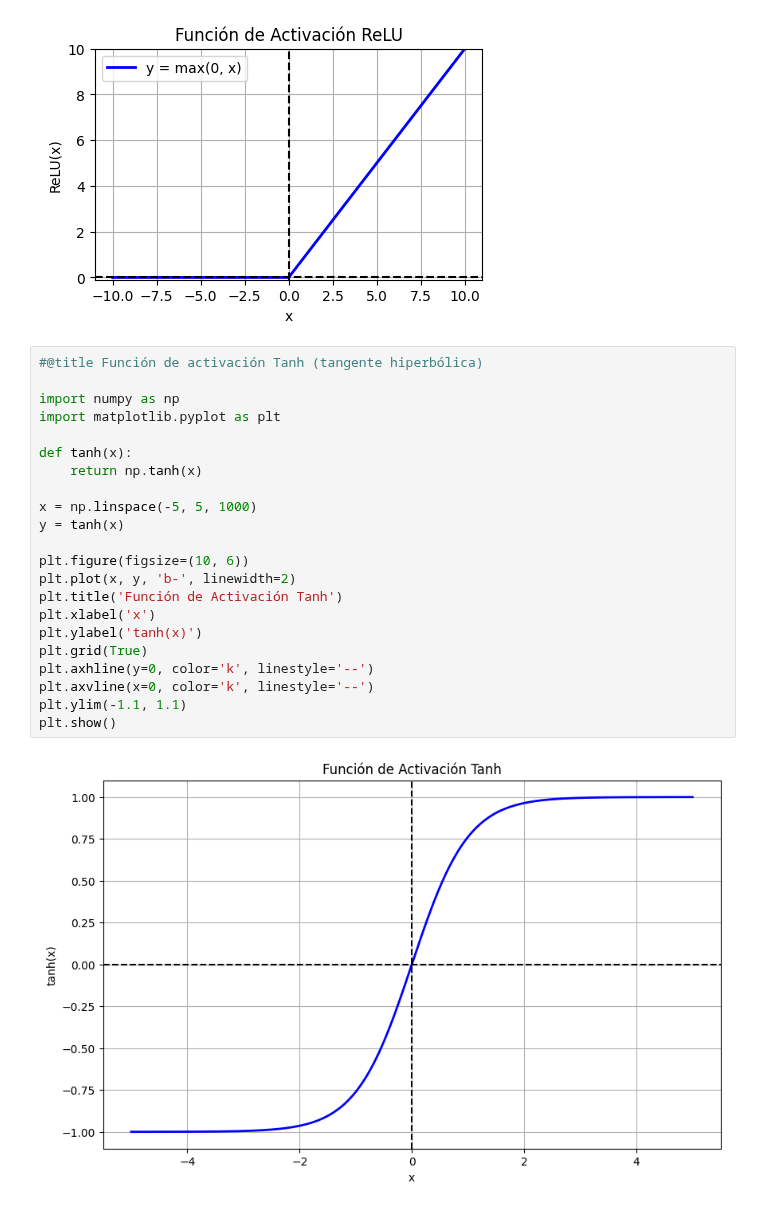
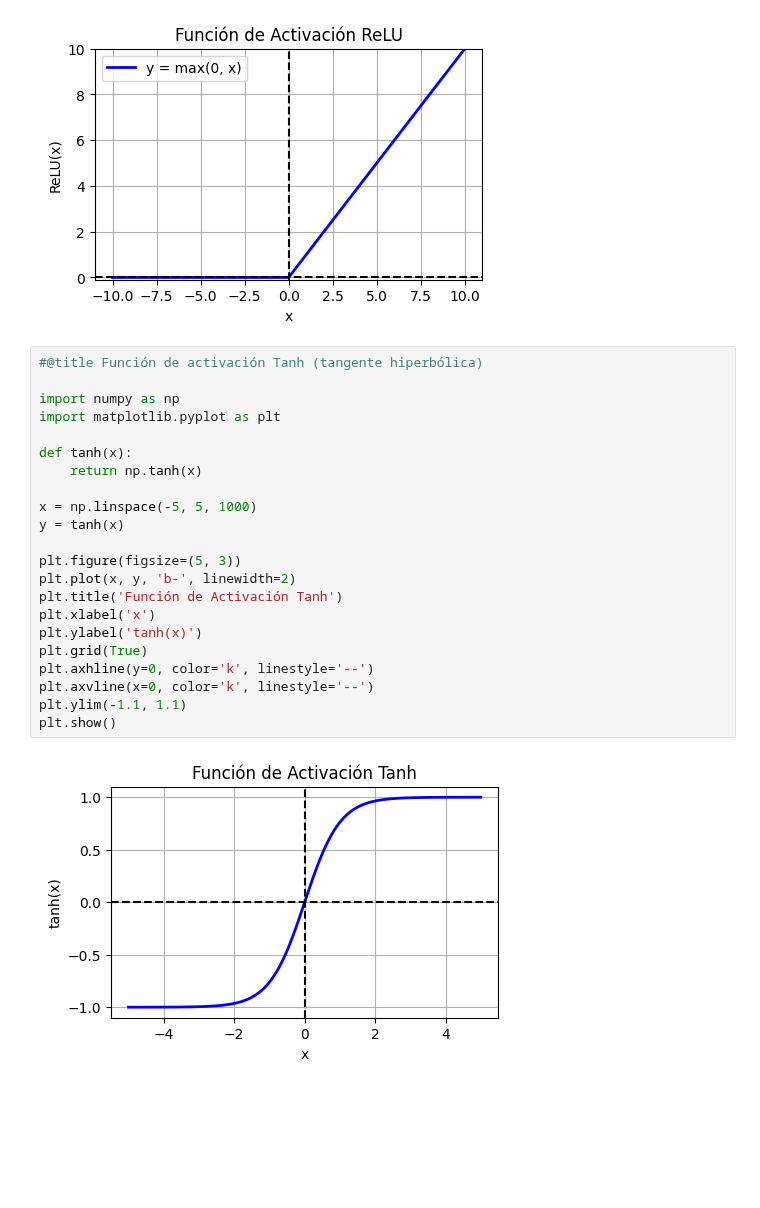
Before and after one commit to financieras/math_for_ai, a Jupyter notebook: 010_Funciones.ipynb, the cells around one changed output. Saved outputs shown, nothing was run; the diff lists cells and outputs as text; blank space fills up the shorter version.

```diff
--- a/010_Funciones.ipynb
+++ b/010_Funciones.ipynb
@@ -344,27 +344,27 @@ plt.show()
 # %%
 #@title Función de activación Tanh (tangente hiperbólica)
 
 import numpy as np
 import matplotlib.pyplot as plt
 
 def tanh(x):
     return np.tanh(x)
 
 x = np.linspace(-5, 5, 1000)
 y = tanh(x)
 
-plt.figure(figsize=(10, 6))
+plt.figure(figsize=(5, 3))
 plt.plot(x, y, 'b-', linewidth=2)
 plt.title('Función de Activación Tanh')
 plt.xlabel('x')
 plt.ylabel('tanh(x)')
 plt.grid(True)
 plt.axhline(y=0, color='k', linestyle='--')
 plt.axvline(x=0, color='k', linestyle='--')
 plt.ylim(-1.1, 1.1)
 plt.show()
 # %% [output]
-[figure, old version]
+[figure, new version]
 # %% [markdown]
 ## Funciones de activación
 
```
